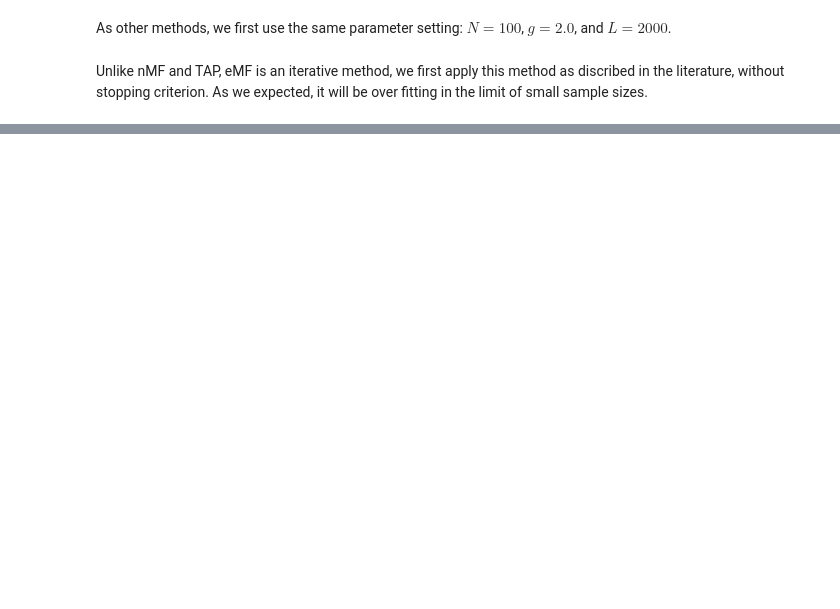
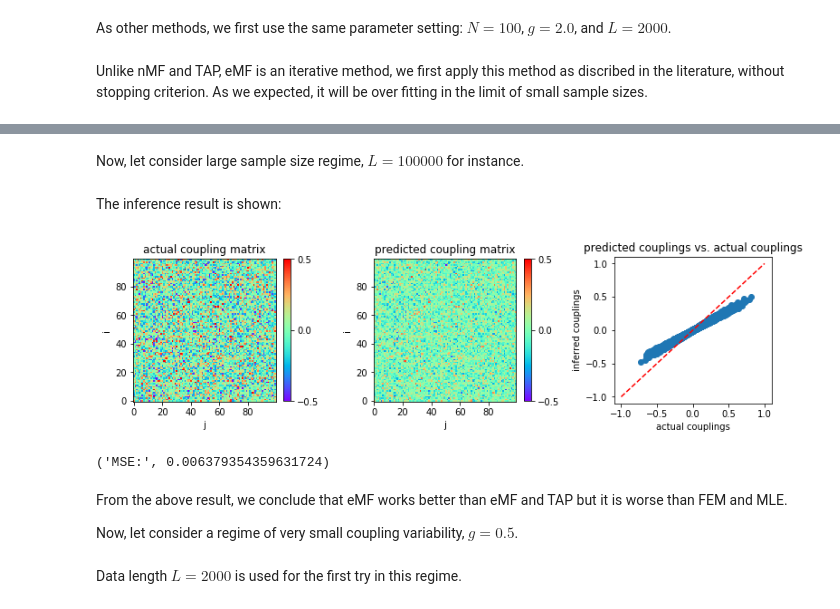
Before and after one commit to DanhTaiHoang/network-inference, a Jupyter notebook: sphinx/codesource/emf.ipynb, the cells around one changed output, grey strips where cells are left out. Drawn from its saved outputs; the diff is of its cells as text; code cells hidden in the pictures; blank space fills up the shorter version.

```diff
--- a/sphinx/codesource/emf.ipynb
+++ b/sphinx/codesource/emf.ipynb
@@ -95,0 +106,48 @@ print('MSE:',MSE)
+# %% [markdown]
+Now, let consider large sample size regime, $L = 100000$ for instance.
+# %%
+l = 100000
+s = simulate.generate_data(w0,l)
+# %%
+w = inference.emf(s,stop_criterion='yes')
+# %% [markdown]
+The inference result is shown:
+# %%
+plt.figure(figsize=(11,3.2))
+
+plt.subplot2grid((1,3),(0,0))
+plt.title('actual coupling matrix')
+plt.imshow(w0,cmap='rainbow',origin='lower')
+plt.xlabel('j')
+plt.ylabel('i')
+plt.clim(-0.5,0.5)
+plt.colorbar(fraction=0.045, pad=0.05,ticks=[-0.5,0,0.5])
+
+plt.subplot2grid((1,3),(0,1))
+plt.title('predicted coupling matrix')
+plt.imshow(w,cmap='rainbow',origin='lower')
+plt.xlabel('j')
+plt.ylabel('i')
+plt.clim(-0.5,0.5)
+plt.colorbar(fraction=0.045, pad=0.05,ticks=[-0.5,0,0.5])
+
+plt.subplot2grid((1,3),(0,2))
+plt.title('predicted couplings vs. actual couplings')
+plt.plot([-1,1],[-1,1],'r--')
+plt.scatter(w0,w)
+plt.xlabel('actual couplings')
+plt.ylabel('inferred couplings')
+
+plt.tight_layout(h_pad=1, w_pad=1.5)
+plt.show()
+# %% [output]
+[figure, added]
+# %%
+MSE = np.mean((w-w0)**2)
+print('MSE:',MSE)
+# %% [output]
+('MSE:', 0.006379354359631724)
+# %% [markdown]
+From the above result, we conclude that eMF works better than eMF and TAP but it is worse than FEM and MLE.
+
+Now, let consider a regime of very small coupling variability, $g = 0.5$.
@@ -95,0 +157,2 @@ print('MSE:',MSE)
+# %% [markdown]
+Data length $L = 2000$ is used for the first try in this regime.
```
Also changed, not shown: parts of 19 cells of this notebook, 27 other files.
